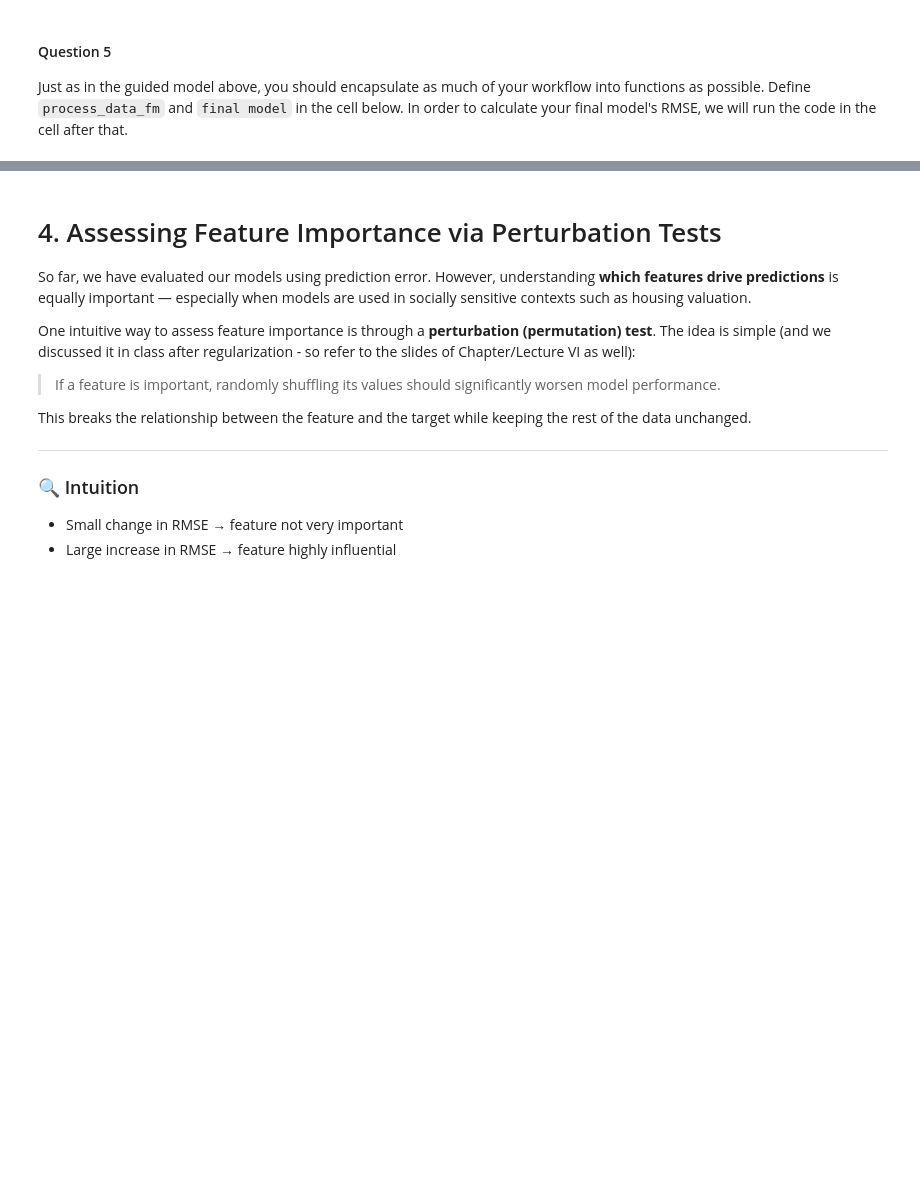
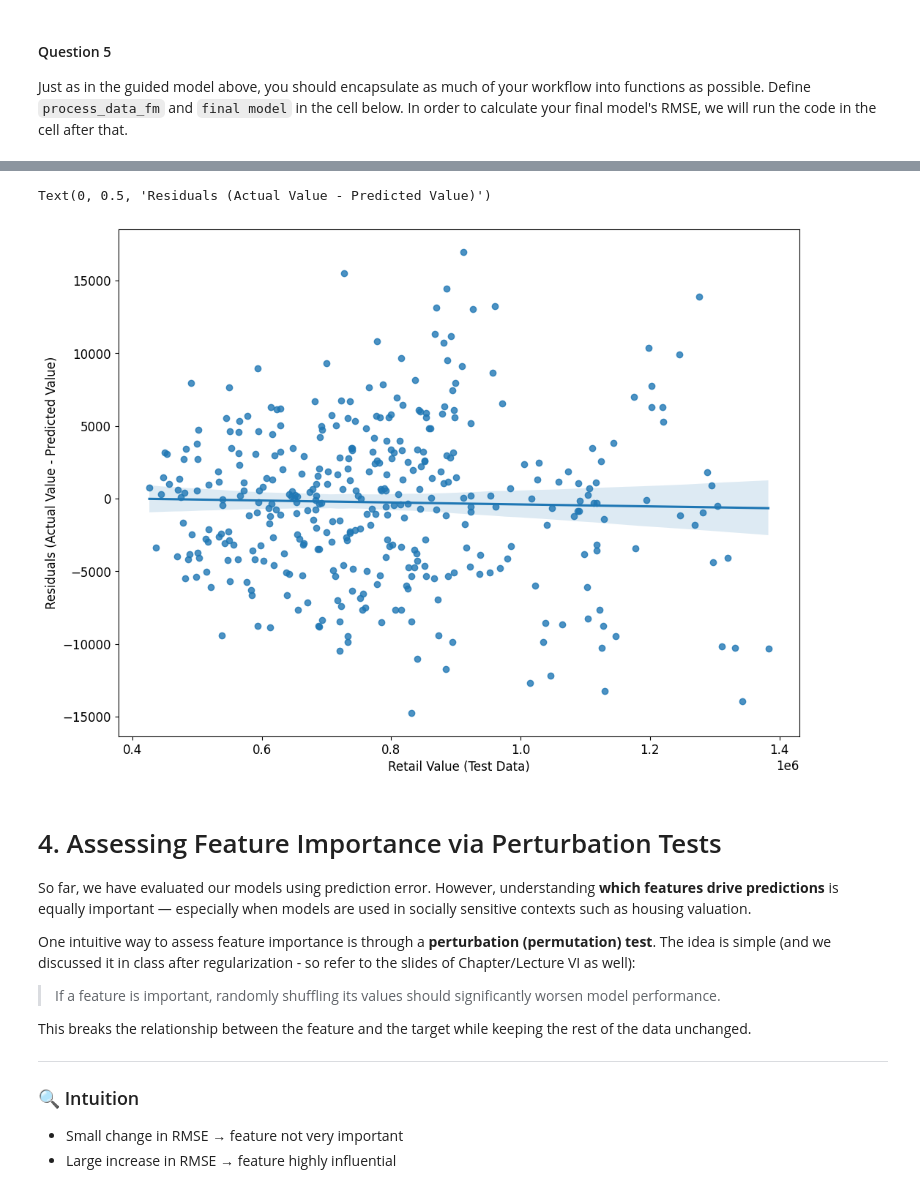
Before and after one commit to MaksiuMilcarz/Data-Analysis, a Jupyter notebook: clinic2/DA-clinic2-max.ipynb, the cells around one changed output, grey strips where cells are left out. Saved outputs shown, nothing was run; the diff lists cells and outputs as text; code cells hidden in the pictures; blank space fills up the shorter version.

Commit message:
better model

```diff
--- a/clinic2/DA-clinic2-max.ipynb
+++ b/clinic2/DA-clinic2-max.ipynb
@@ -1621,14 +1633,15 @@ def process_data_fm(data, polar_k, polar_scaler, polar_center, fitted_std_scaler
 # =========================
 #reloading the data jst in case, same train/test spit
 from numpy import exp
-from sklearn.linear_model import RidgeCV
+from sklearn.linear_model import ElasticNetCV, RidgeCV
 import pandas as pd
+from xgboost import XGBRegressor
 
 
 full_data = pd.read_csv("utrechthousing.csv")
 training_data, testing_data = train_test_split(full_data, test_size=0.2, random_state=1983)
 
-# pre-process data
+# pre-process data, teach the scaling and clustering models
 clean_train_raw, p_k, p_scaler, p_center = fit_preprocessors(training_data)
 
 
@@ -1638,9 +1651,8 @@ X_test, y_test, _ = process_data_fm(testing_data, p_k, p_scaler, p_center, fitte
 # ============================
 # Final model (the big winner)
 # ============================
-alphas = np.array([0.001, 0.01, 0.05, 0.1, 0.25, 1.0, 10.0, 100.0])
+alphas = np.array([0.00001, 0.0001,0.001, 0.01, 0.05, 0.1, 0.25, 1.0, 10.0, 100.0]) #0.001 is the best so I added some valeus around it
 final_model = RidgeCV(alphas=alphas, cv=5)
-
 
 final_model.fit(X_train, y_train)
 
@@ -1648,8 +1660,8 @@ final_model.fit(X_train, y_train)
 y_pred_train = final_model.predict(X_train)
 y_pred_test = final_model.predict(X_test)
 
-training_score = rmse(exp(y_train), exp(y_pred_train))
-test_score = rmse(exp(y_test), exp(y_pred_test))
+training_score = rmse(exp(y_train), exp(y_pred_train)) #Since we loged we need to exp to get back to actual retail value
+test_score = rmse(exp(y_test), exp(y_pred_test)) #Same here
 
 print("Chosen alpha:", final_model.alpha_)
 # print("Chosen l1_ratio:", final_model.l1_ratio_)
@@ -1683,3 +1701,13 @@ dtype: float64
+# %%
+#residual plot of th final model
+final_residuals = exp(y_test) - exp(y_pred_test)
+
+ax = sns.regplot(x=exp(y_test), y=final_residuals)
+ax.set_xlabel("Retail Value (Test Data)")
+ax.set_ylabel("Residuals (Actual Value - Predicted Value)")
+# %% [output]
+Text(0, 0.5, 'Residuals (Actual Value - Predicted Value)')
+[figure, added]
 # %%
 #training_data = pd.read_csv('ames_train.csv')
 #X_train, y_train = process_data_fm(training_data)
```
Also changed, not shown: parts of 3 cells of this notebook.
